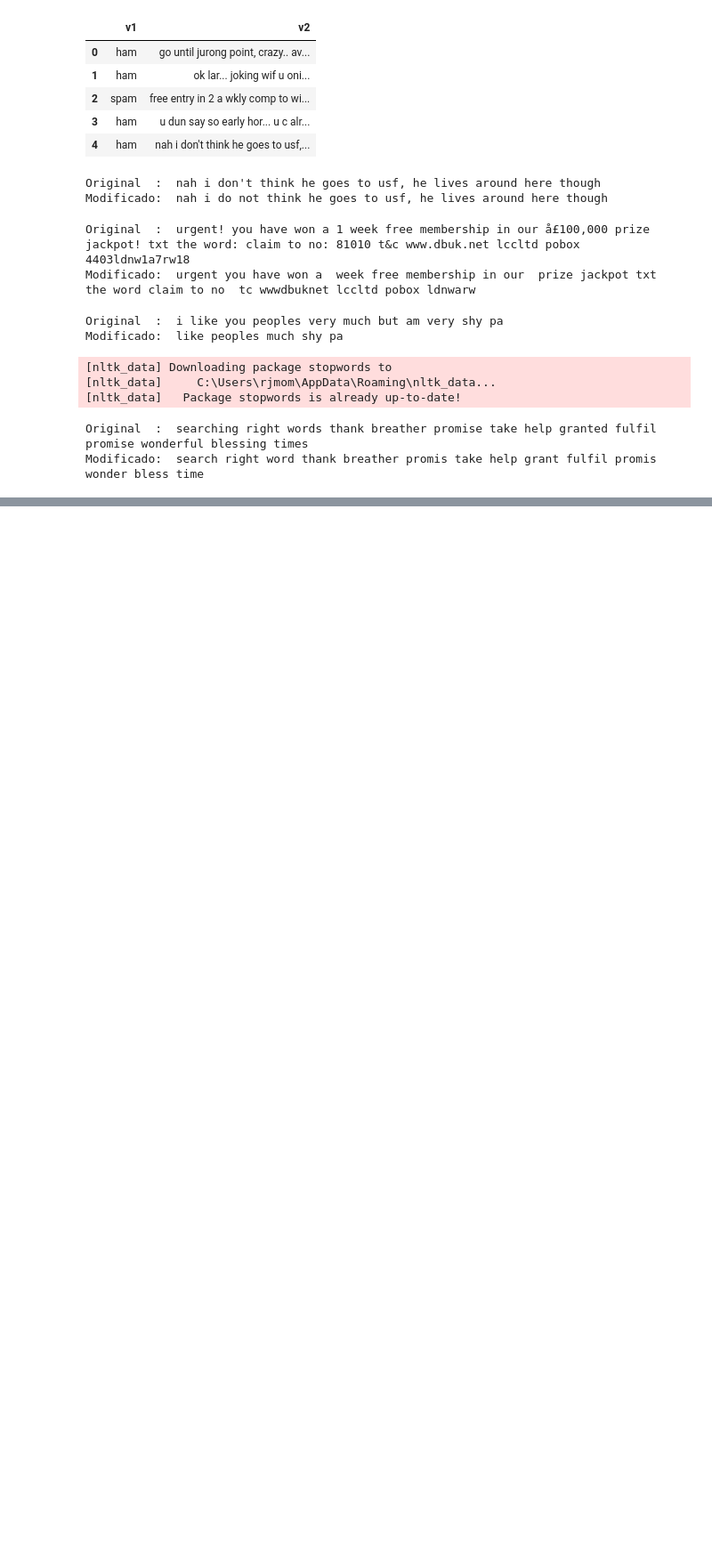
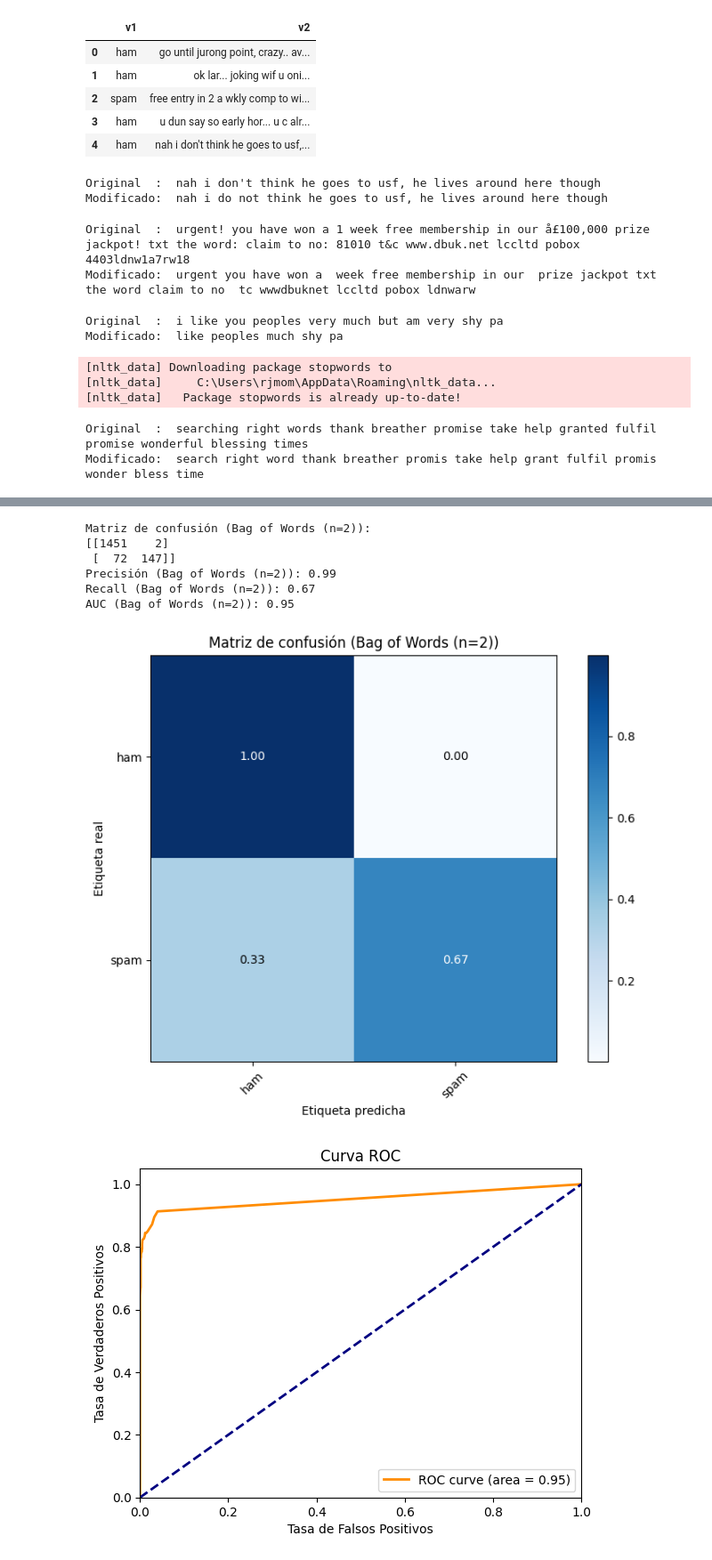
Before and after one commit to her20053/Security-Data-Science, a Jupyter notebook: Laboratorio 2/Lab2.ipynb, the cells around one changed output, grey strips where cells are left out. Shown at 89% size. Cells and saved outputs as stored; diff of their text form; code cells hidden in the pictures; blank space fills up the shorter version.

```diff
--- a/Laboratorio 2/Lab2.ipynb
+++ b/Laboratorio 2/Lab2.ipynb
@@ -103,0 +324,11 @@ Representacion de Texto
+# %%
+train_and_evaluate_model(X_train_bow2, y_train, X_test_bow2, y_test, "Bag of Words (n=2)")
+# %% [output]
+Matriz de confusión (Bag of Words (n=2)):
+[[1451    2]
+ [  72  147]]
+Precisión (Bag of Words (n=2)): 0.99
+Recall (Bag of Words (n=2)): 0.67
+AUC (Bag of Words (n=2)): 0.95
+[figure, added]
+[figure, added]
```
Also changed, not shown: parts of 16 cells of this notebook, 1 other file.
